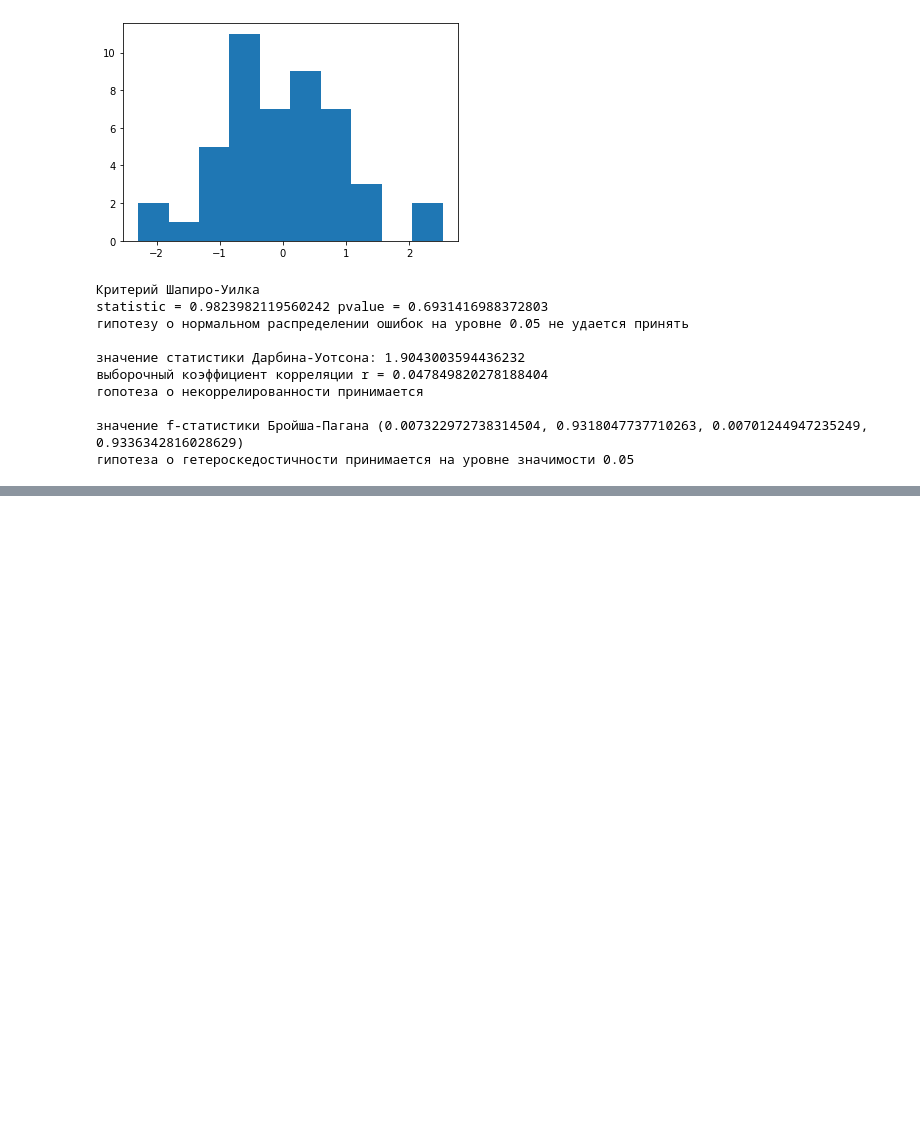
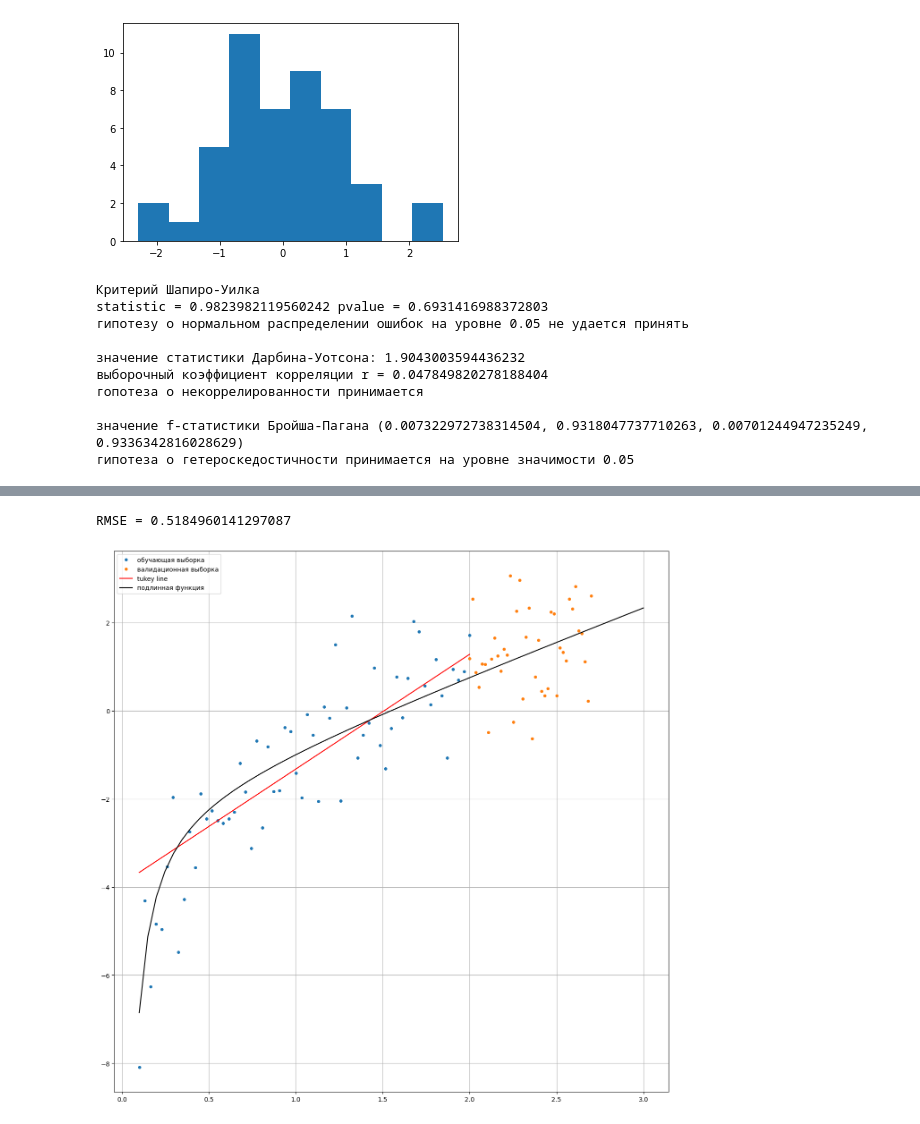
Before and after one commit to KorolevEgor/Econometrics, a Jupyter notebook: prog.ipynb, the cells around one changed output, grey strips where cells are left out. Saved outputs shown, nothing was run; the diff lists cells and outputs as text; code cells hidden in the pictures; blank space fills up the shorter version.

```diff
--- a/prog.ipynb
+++ b/prog.ipynb
@@ -665,0 +695,39 @@ statistic = 0.9823982119560242 pvalue = 0.6931416988372803
+# %%
+def tukey_loss(a, delta):
+    if abs(a) < delta:
+        return(delta ** 2 / 6 * (1 - (1 - (a / delta) ** 2) ** 3))
+    else:
+        return(delta ** 2 / 6)
+
+def huber_loss(a, delta):
+    if (abs(a) < delta):
+        return(0.5 * a ** 2)
+    else:
+        return(delta * (abs(a) - delta * 0.5))
+
+def sum_tukey_loss(b):
+    X = X1.transpose()
+    return sum([tukey_loss(y_data[i] - np.dot(X[i],b), 2) for i in range(len(y_data))])
+
+def sum_huber_loss(b):
+    X = X1.transpose()
+    return sum([huber_loss(y_data[i] - np.dot(X[i],b), 0.1) for i in range(len(y_data))])
+
+def model_construct(loss, first_approx, method_name):
+    X_tukey_huber = X[['intercept', 'x']]
+    model = minimize(loss, first_approx)
+    print('RMSE =', np.sqrt(model.fun / len(y_data)))
+
+    plt.figure(figsize=(16, 16), dpi=100)
+    plt.grid()
+    plt.plot(X1['x'], y_data, 'o', label='обучающая выборка', markersize=4)
+    plt.plot(X_test['x'], y_data_test, 'o', label='валидационная выборка', markersize=4)
+    plt.plot(X1['x'], np.dot(X_tukey_huber, model.x), 'r', label=method_name)
+    plt.plot(h_law, y_law, 'k-', label='подлинная функция')
+    plt.legend()
+    plt.show()
+# %%
+model_construct(sum_tukey_loss, [-4,3], 'tukey line')
+# %% [output]
+RMSE = 0.5184960141297087
+[figure, added]
```
Also changed, not shown: parts of 11 cells of this notebook, 3 other files.
